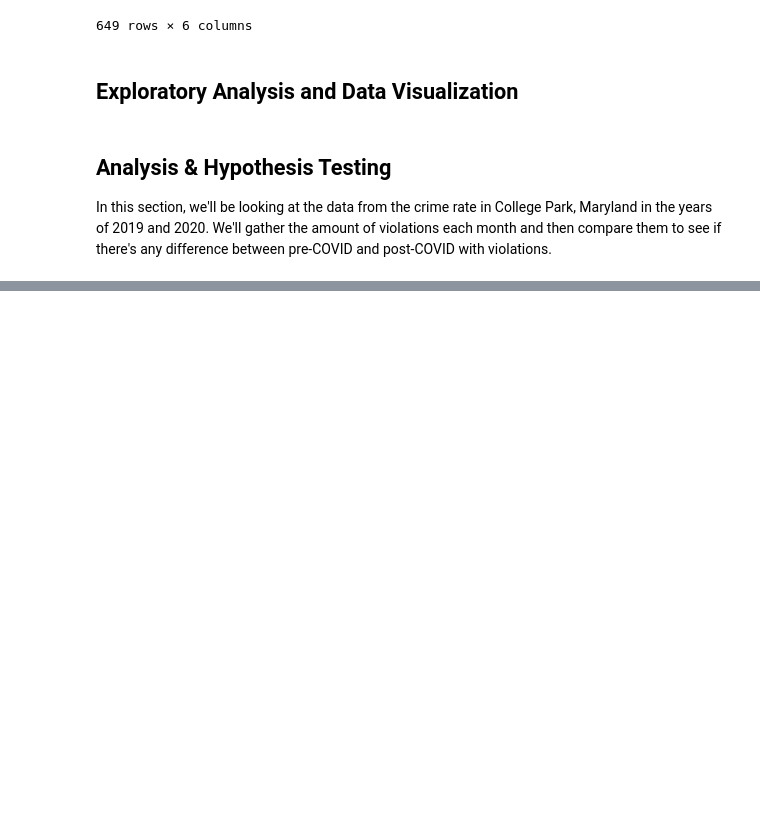
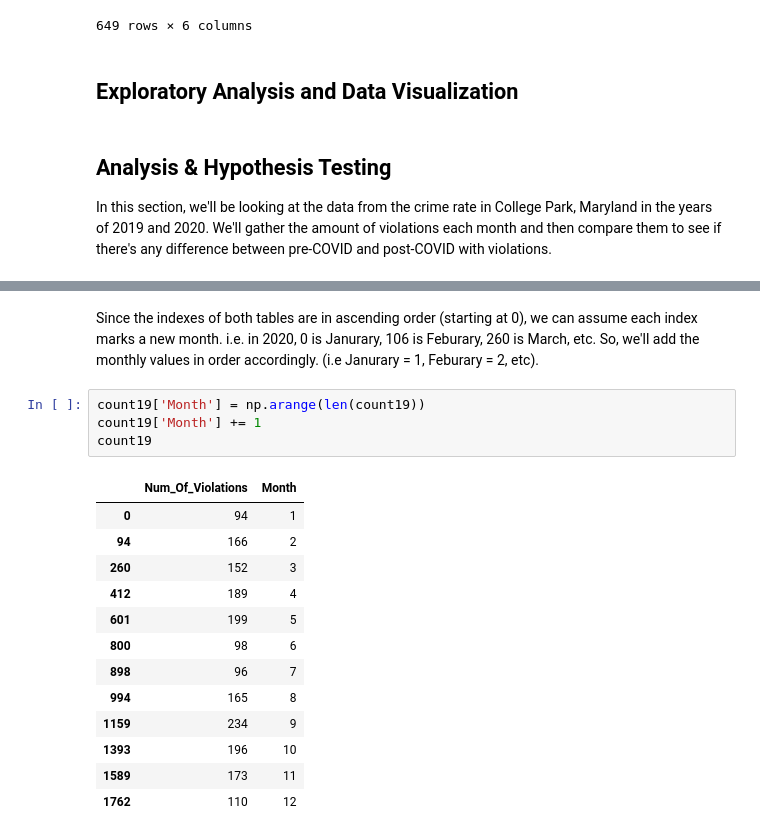
Before and after one commit to mmablim00/mmablim00.github.io, a Jupyter notebook: Final.ipynb, the cells around one changed output, grey strips where cells are left out. Saved outputs shown, nothing was run; the diff lists cells and outputs as text; blank space fills up the shorter version.

```diff
--- a/Final.ipynb
+++ b/Final.ipynb
@@ -173,3 +175,23 @@ count20
 | 678 | 124 |
 | 802 | 77 |
 | 879 | 31 |
+# %% [markdown]
+Since the indexes of both tables are in ascending order (starting at 0), we can assume each index marks a new month. i.e. in 2020, 0 is Janurary, 106 is Feburary, 260 is March, etc. So, we'll add the monthly values in order accordingly. (i.e Janurary = 1, Feburary = 2, etc).
+# %%
+count19['Month'] = np.arange(len(count19))
+count19['Month'] += 1
+count19
+# %% [output]
+|  | Num_Of_Violations | Month |
+| 0 | 94 | 1 |
+| 94 | 166 | 2 |
+| 260 | 152 | 3 |
+| 412 | 189 | 4 |
+| 601 | 199 | 5 |
+| 800 | 98 | 6 |
+| 898 | 96 | 7 |
+| 994 | 165 | 8 |
+| 1159 | 234 | 9 |
+| 1393 | 196 | 10 |
+| 1589 | 173 | 11 |
+| 1762 | 110 | 12 |
```
Also changed, not shown: parts of 10 cells of this notebook.
